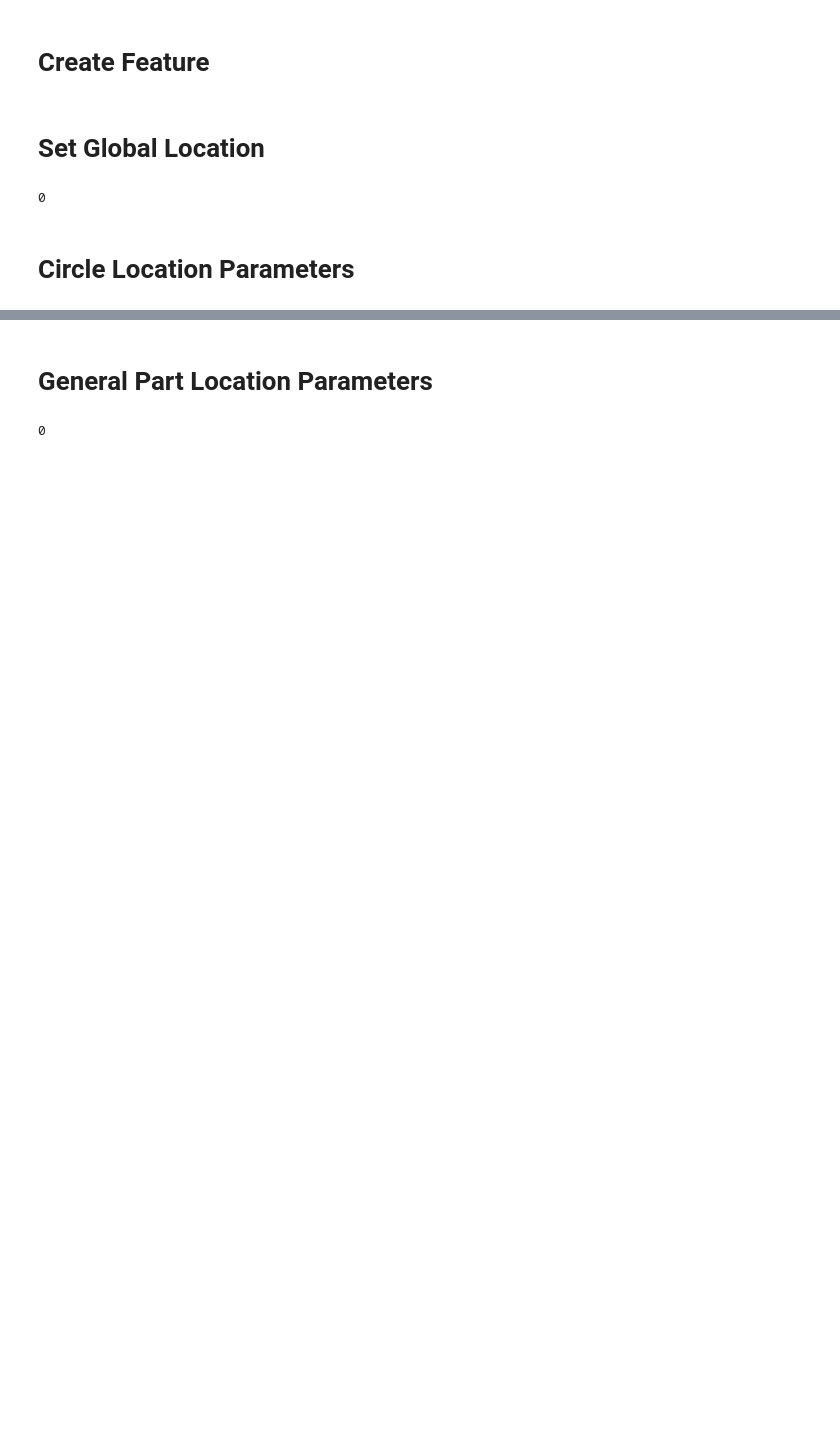
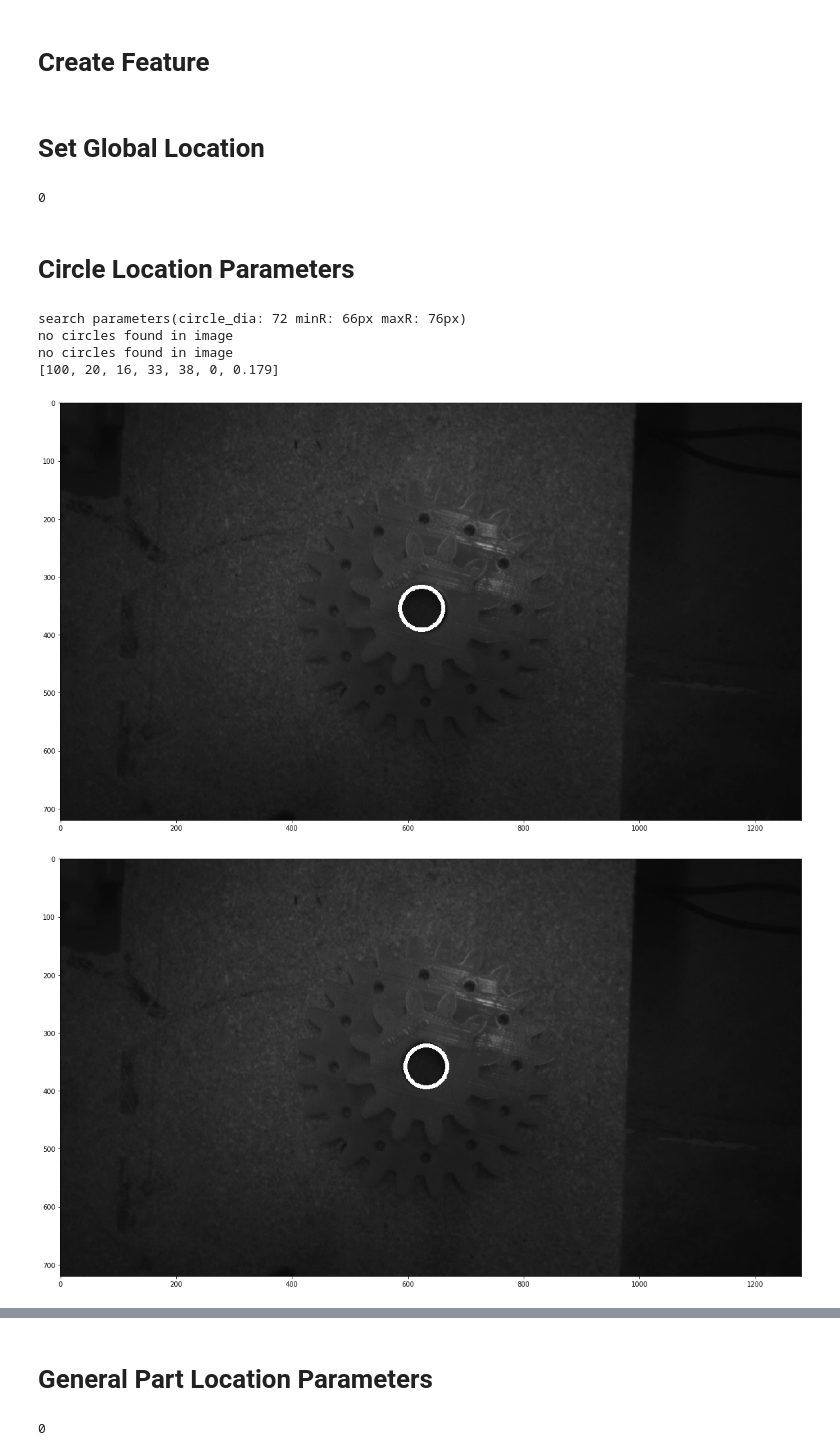
Before and after one commit to RoboticMaterials/rmlib, a Jupyter notebook: examples/feature_creator.ipynb, the cells around one changed output, grey strips where cells are left out. Drawn from its saved outputs; the diff is of its cells as text; code cells hidden in the pictures; blank space fills up the shorter version.

```diff
--- a/examples/feature_creator.ipynb
+++ b/examples/feature_creator.ipynb
@@ -40,7 +40,7 @@ block_1:
 # %% [markdown]
 # Create Feature
 # %%
-feature_name = "block_1"
+feature_name = "gear_1"
 feature_dictionary[feature_name] = {}
 # %% [markdown]
 # Set Global Location
@@ -67,6 +69,13 @@ rm.move_camera_over_tcp()
 # %%
 #Tune center circle parameters
 #Tune parameters to minimize false circles and find desired circle in most images
-circle_locator_params = rm.tune_circle_locator(min_hough_dist=100, param1=14, param2=13, image_blur=0, z_dist_to_cir=view_height, cir_dia=0.012, dia_tol=0.001, max_loops=5)
+circle_locator_params = rm.tune_circle_locator(min_hough_dist=100, param1=20, param2=16, image_blur=0, z_dist_to_cir=view_height, cir_dia=0.014, dia_tol=0.001, max_loops=5)
 print(circle_locator_params)
 feature_dictionary[feature_name]["circle_locator_params"] = circle_locator_params
+# %% [output]
+search parameters(circle_dia: 72 minR: 66px maxR: 76px)
+no circles found in image
+no circles found in image
+[100, 20, 16, 33, 38, 0, 0.179]
+[figure, added]
+[figure, added]
```
Also changed, not shown: parts of 4 cells of this notebook, 6 other files.
